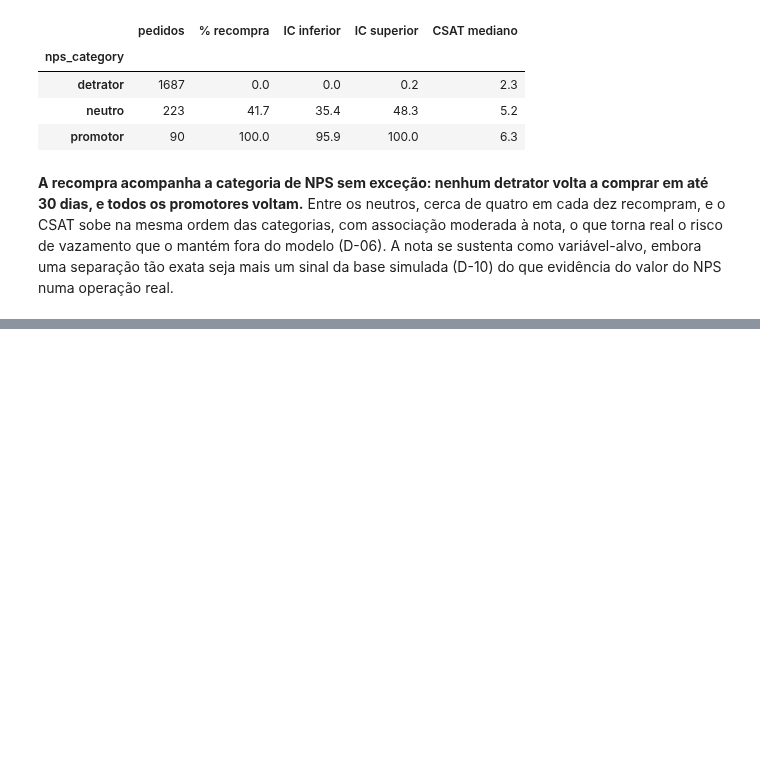
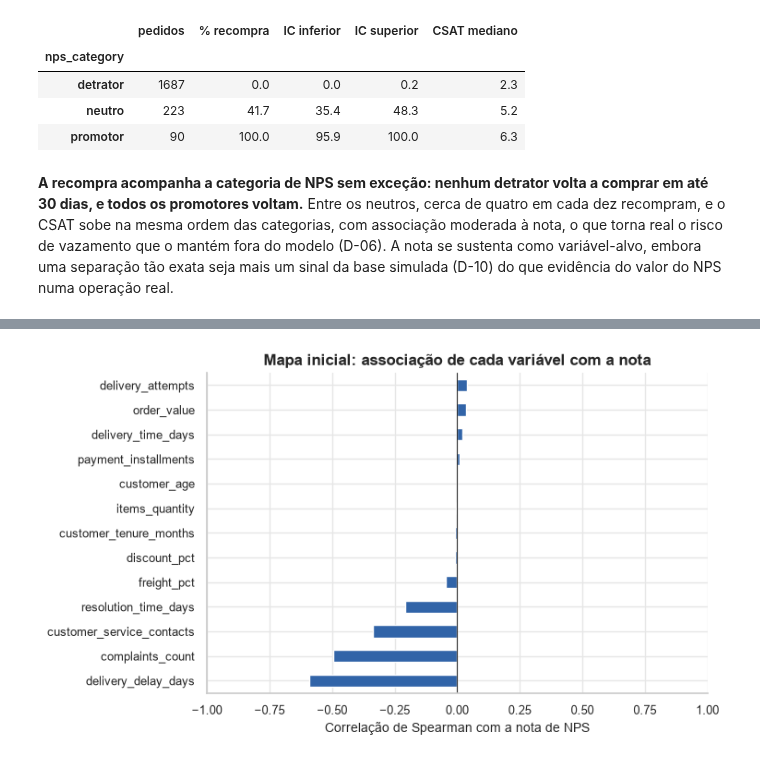
Before and after one commit to jpvbrandaos/tech-challenge-nps-preditivo, a Jupyter notebook: notebooks/02_eda.ipynb, the cells around one changed output, grey strips where cells are left out. Cells and saved outputs as stored; diff of their text form; code cells hidden in the pictures; blank space fills up the shorter version.

```diff
--- a/notebooks/02_eda.ipynb
+++ b/notebooks/02_eda.ipynb
@@ -143,0 +188,27 @@ Correlação de Spearman entre CSAT e nota de NPS: 0.58 (p-valor 5e-178)
+# %%
+numeric_columns = [
+    "delivery_delay_days",
+    "delivery_time_days",
+    "delivery_attempts",
+    "customer_service_contacts",
+    "resolution_time_days",
+    "complaints_count",
+    "freight_pct",
+    "discount_pct",
+    "order_value",
+    "items_quantity",
+    "payment_installments",
+    "customer_age",
+    "customer_tenure_months",
+]
+spearman = train[numeric_columns].corrwith(train["nps_score"], method="spearman").sort_values()
+
+fig, ax = plt.subplots(figsize=(7, 4.5))
+spearman.plot.barh(ax=ax, color=ACCENT)
+ax.axvline(0, color="#2B2B2B", lw=0.8)
+ax.set_xlim(-1, 1)
+ax.set_xlabel("Correlação de Spearman com a nota de NPS")
+ax.set_title("Mapa inicial: associação de cada variável com a nota")
+plt.show()
+# %% [output]
+[figure, added]
```
Also changed, not shown: parts of 5 cells of this notebook, 2 other files.
